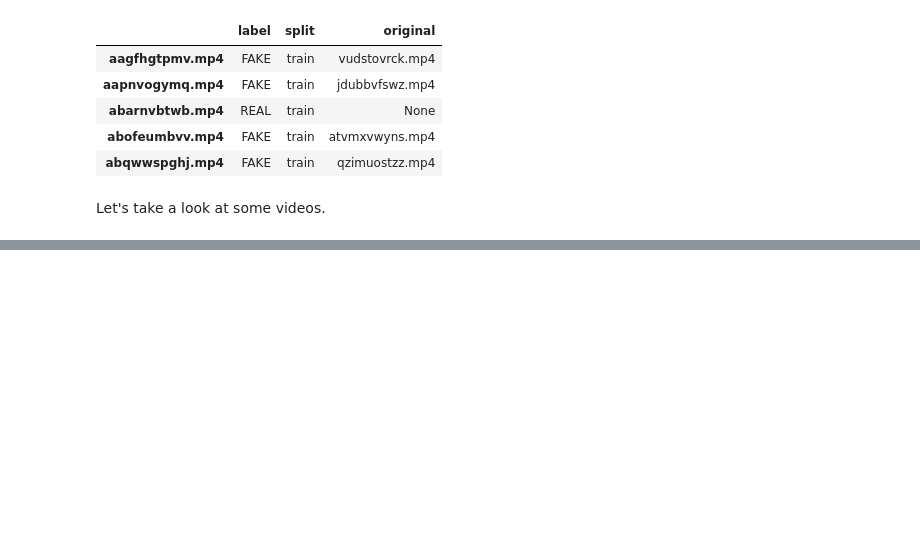
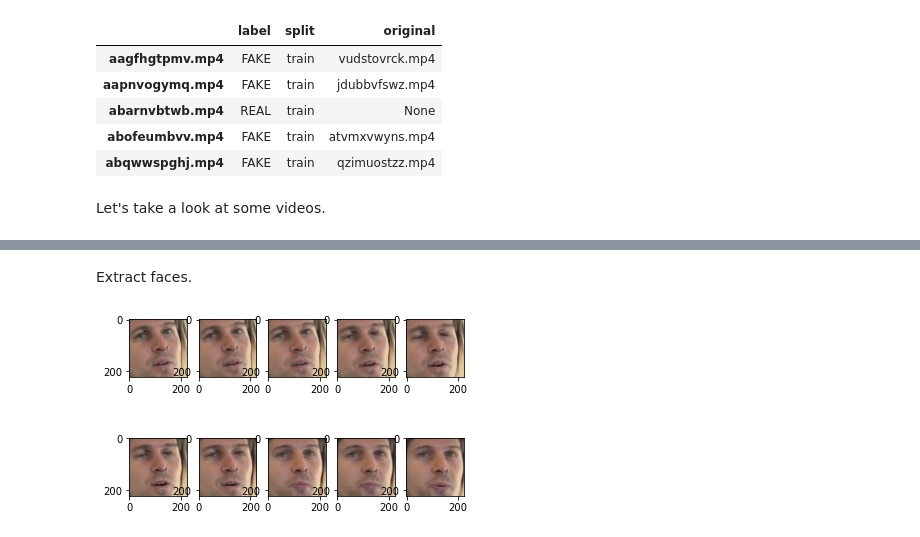
Before and after one commit to hanahs-deepfake-detection/detection-algorithms, a Jupyter notebook: glitch-detection/Glitch Detection.ipynb, the cells around one changed output, grey strips where cells are left out. Drawn from its saved outputs; the diff is of its cells as text; code cells hidden in the pictures; blank space fills up the shorter version.

```diff
--- a/glitch-detection/Glitch Detection.ipynb
+++ b/glitch-detection/Glitch Detection.ipynb
@@ -41,0 +73,13 @@ display_frame_from_video('aagfhgtpmv.mp4')
+# %% [markdown]
+Extract faces.
+# %%
+cap = cv.VideoCapture(os.path.join(DATASET_DIR, TRAIN_SAMPLE_DIR, 'aagfhgtpmv.mp4'))
+for frame_num in range(10):
+    ax = plt.subplot(2, 5, frame_num + 1)
+    cap.set(cv.CAP_PROP_POS_FRAMES, frame_num)
+    ret, current_frame = cap.read()
+    rects = detector(current_frame, 1)
+    ax.imshow(cv.cvtColor(current_frame[rect.top():rect.bottom(),rect.left():rect.right()], cv.COLOR_BGR2RGB))
+plt.show()
+# %% [output]
+[figure, added]
```
Also changed, not shown: parts of 9 cells of this notebook, 1 other file.
